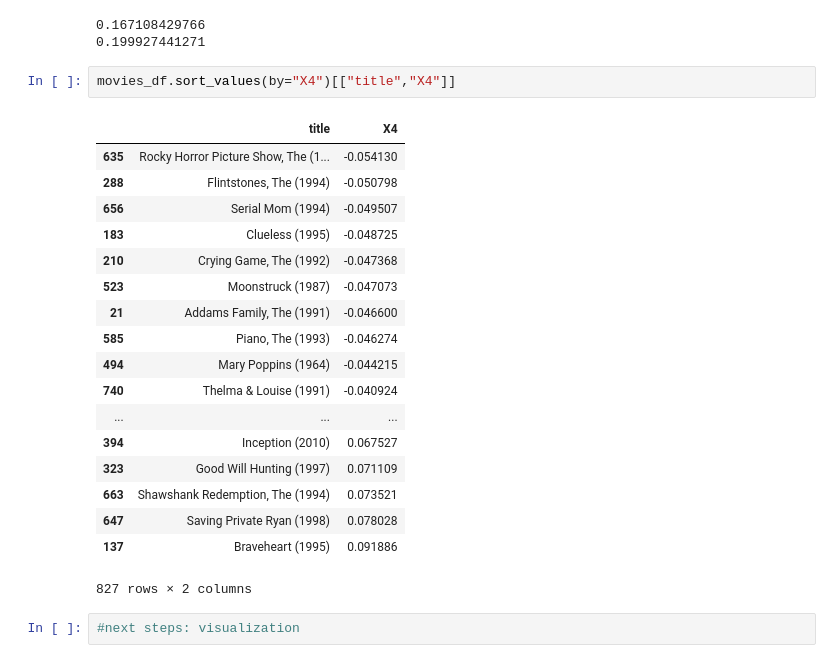
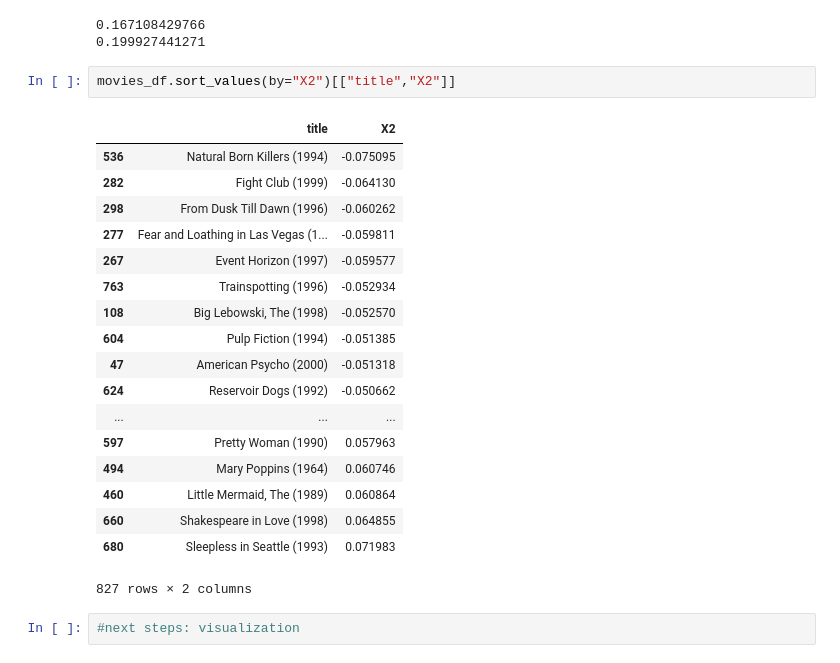
Before and after one commit to wlevine/movie-script-recommender, a Jupyter notebook: fit_words.ipynb, the cells around one changed output. Saved outputs shown, nothing was run; the diff lists cells and outputs as text.

```diff
--- a/fit_words.ipynb
+++ b/fit_words.ipynb
@@ -278,25 +285,25 @@ print(x4_fit[1].best_score_)
 0.167108429766
 0.199927441271
 # %%
-movies_df.sort_values(by="X4")[["title","X4"]]
+movies_df.sort_values(by="X2")[["title","X2"]]
 # %% [output]
-|  | title | X4 |
-| 635 | Rocky Horror Picture Show, The (1... | -0.054130 |
-| 288 | Flintstones, The (1994) | -0.050798 |
-| 656 | Serial Mom (1994) | -0.049507 |
-| 183 | Clueless (1995) | -0.048725 |
-| 210 | Crying Game, The (1992) | -0.047368 |
-| 523 | Moonstruck (1987) | -0.047073 |
-| 21 | Addams Family, The (1991) | -0.046600 |
-| 585 | Piano, The (1993) | -0.046274 |
-| 494 | Mary Poppins (1964) | -0.044215 |
-| 740 | Thelma & Louise (1991) | -0.040924 |
+|  | title | X2 |
+| 536 | Natural Born Killers (1994) | -0.075095 |
+| 282 | Fight Club (1999) | -0.064130 |
+| 298 | From Dusk Till Dawn (1996) | -0.060262 |
+| 277 | Fear and Loathing in Las Vegas (1... | -0.059811 |
+| 267 | Event Horizon (1997) | -0.059577 |
+| 763 | Trainspotting (1996) | -0.052934 |
+| 108 | Big Lebowski, The (1998) | -0.052570 |
+| 604 | Pulp Fiction (1994) | -0.051385 |
+| 47 | American Psycho (2000) | -0.051318 |
+| 624 | Reservoir Dogs (1992) | -0.050662 |
 | ... | ... | ... |
-| 394 | Inception (2010) | 0.067527 |
-| 323 | Good Will Hunting (1997) | 0.071109 |
-| 663 | Shawshank Redemption, The (1994) | 0.073521 |
-| 647 | Saving Private Ryan (1998) | 0.078028 |
-| 137 | Braveheart (1995) | 0.091886 |
+| 597 | Pretty Woman (1990) | 0.057963 |
+| 494 | Mary Poppins (1964) | 0.060746 |
+| 460 | Little Mermaid, The (1989) | 0.060864 |
+| 660 | Shakespeare in Love (1998) | 0.064855 |
+| 680 | Sleepless in Seattle (1993) | 0.071983 |
 827 rows × 2 columns
 # %%
 #next steps: visualization
```
Also changed, not shown: parts of 6 cells of this notebook.
